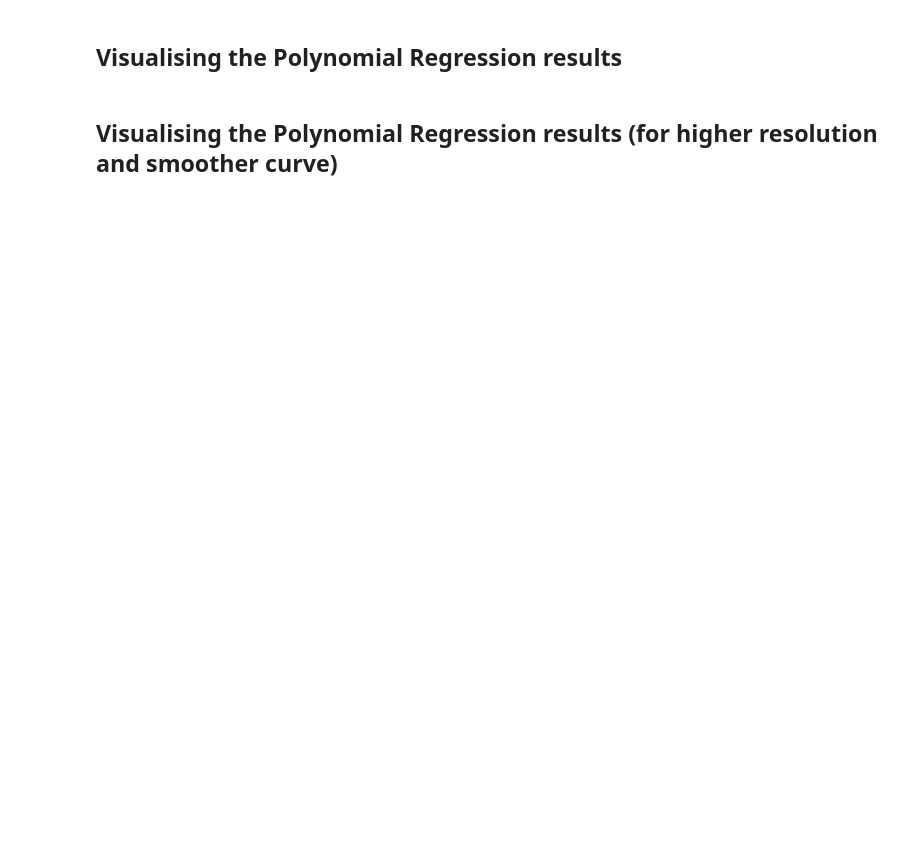
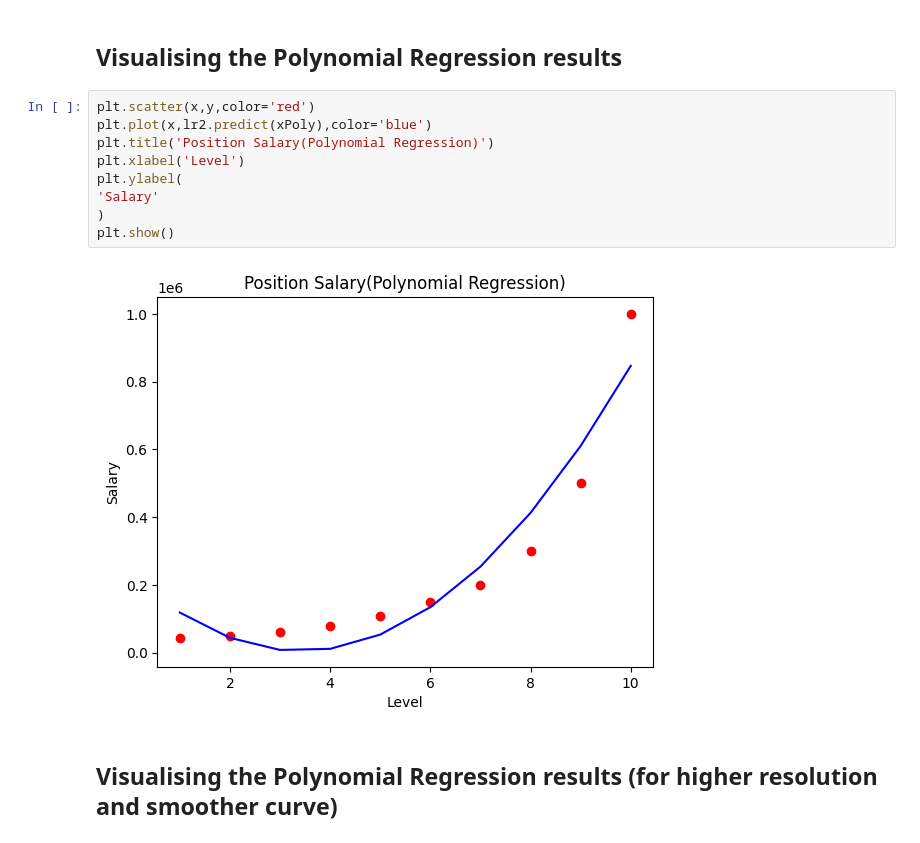
Before and after one commit to khushi1315/Machine-Learning_Practice, a Jupyter notebook: Polynomial_Regression.ipynb, the cells around one changed output. Saved outputs shown, nothing was run; the diff lists cells and outputs as text; blank space fills up the shorter version.

```diff
--- a/Polynomial_Regression.ipynb
+++ b/Polynomial_Regression.ipynb
@@ -27,4 +46,15 @@ LinearRegression()
 # %% [markdown]
 ## Visualising the Polynomial Regression results
+# %%
+plt.scatter(x,y,color='red')
+plt.plot(x,lr2.predict(xPoly),color='blue')
+plt.title('Position Salary(Polynomial Regression)')
+plt.xlabel('Level')
+plt.ylabel(
+'Salary'
+)
+plt.show()
+# %% [output]
+[figure, added]
 # %% [markdown]
 ## Visualising the Polynomial Regression results (for higher resolution and smoother curve)
```
Also changed, not shown: parts of 5 cells of this notebook.
